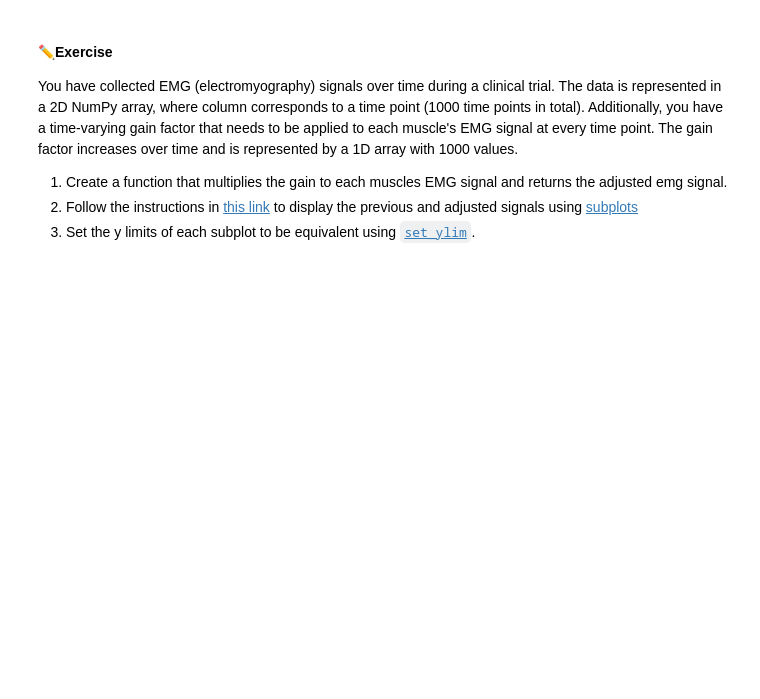
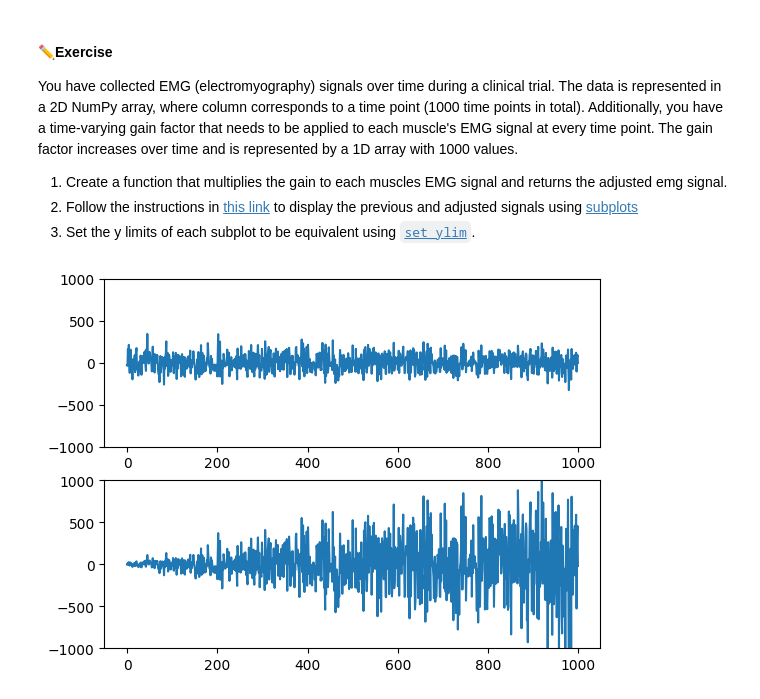
Before and after one commit to ndadisman/bme3053c, a Jupyter notebook: lessons-solved/03_Matplotlib_and_Numpy.ipynb, the cells around one changed output. Saved outputs shown, nothing was run; the diff lists cells and outputs as text; code cells hidden in the pictures; blank space fills up the shorter version.

```diff
--- a/lessons-solved/03_Matplotlib_and_Numpy.ipynb
+++ b/lessons-solved/03_Matplotlib_and_Numpy.ipynb
@@ -201,5 +216,19 @@ You have collected EMG (electromyography) signals over time during a clinical tr
 # %%
 emg_data = np.random.randn(1000) * 100  # Generating random EMG-like data
 
 # Increasing gain factor
-gain_factor = np.linspace(0.1, 5, 1000)
+gain_factor = np.linspace(0.1,5, 1000)
+
+def apply_gain_and_vis(signal,gain):
+  adjusted_signal=emg_data*gain
+  ax1 = plt.subplot(211)
+  ax1.plot(signal)
+  ax1.set_ylim(-1000,1000)
+
+  ax2 = plt.subplot(212, sharex=ax1)
+  ax2.plot(adjusted_signal)
+  ax2.set_ylim(-1000,1000)
+  plt.show()
+apply_gain_and_vis(emg_data,gain_factor)
+# %% [output]
+[figure, added]
```
Also changed, not shown: parts of 6 cells of this notebook.
